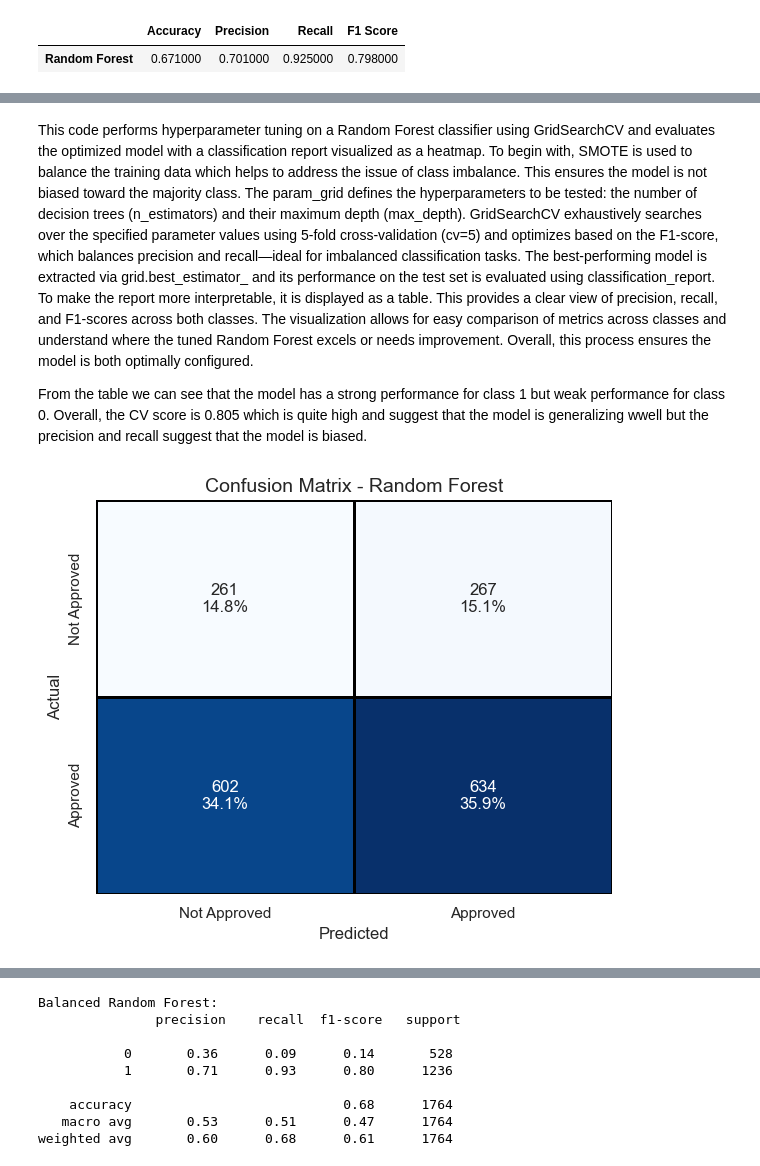
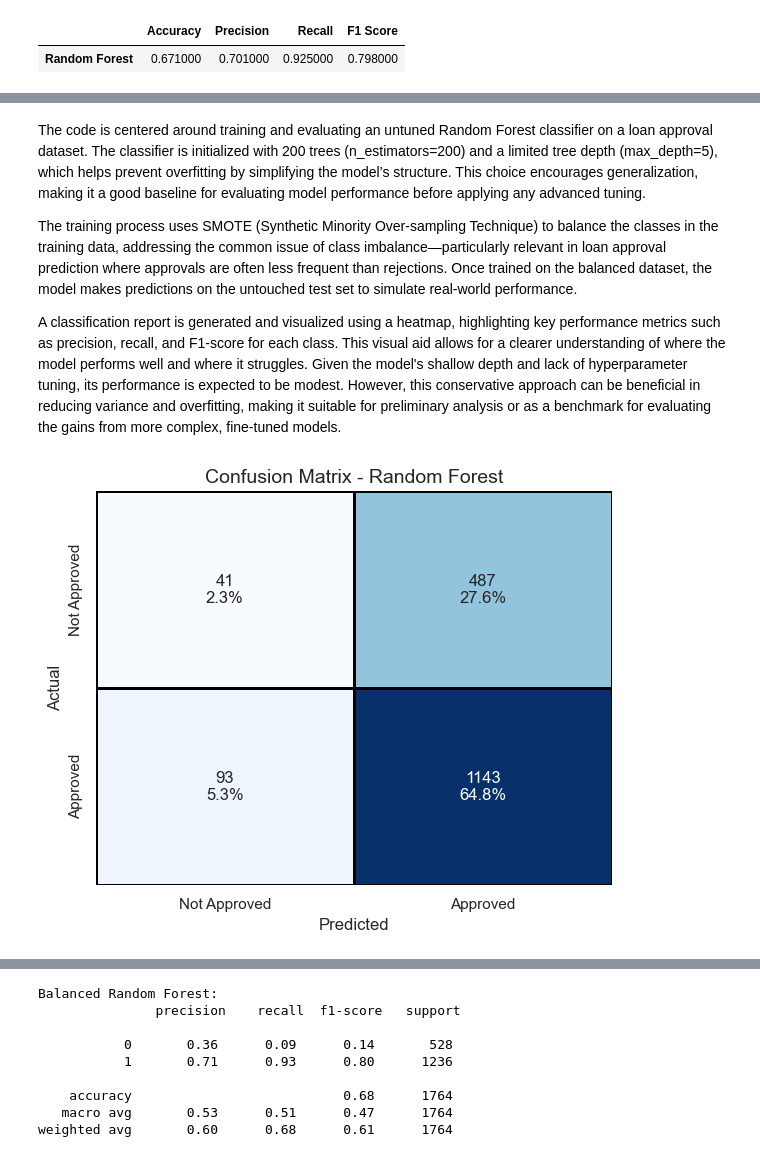
Before and after one commit to sunichayalai/mld, a Jupyter notebook: loan.ipynb, the cells around one changed output, grey strips where cells are left out. Cells and saved outputs as stored; diff of their text form; code cells hidden in the pictures.

```diff
--- a/loan.ipynb
+++ b/loan.ipynb
@@ -612,28 +641,28 @@ weighted avg       0.59      0.59      0.59      1764
 # %% [markdown]
-This code performs hyperparameter tuning on a Random Forest classifier using GridSearchCV and evaluates the optimized model with a classification report visualized as a heatmap. To begin with, SMOTE is used to balance the training data which helps to address the issue of class imbalance. This ensures the model is not biased toward the majority class.
-The param_grid defines the hyperparameters to be tested: the number of decision trees (n_estimators) and their maximum depth (max_depth). GridSearchCV exhaustively searches over the specified parameter values using 5-fold cross-validation (cv=5) and optimizes based on the F1-score, which balances precision and recall—ideal for imbalanced classification tasks. The best-performing model is extracted via grid.best_estimator_ and its performance on the test set is evaluated using classification_report.
-To make the report more interpretable, it is displayed as a table. This provides a clear view of precision, recall, and F1-scores across both classes. The visualization allows for easy comparison of metrics across classes and understand where the tuned Random Forest excels or needs improvement. Overall, this process ensures the model is both optimally configured.
+The code is centered around training and evaluating an untuned Random Forest classifier on a loan approval dataset. The classifier is initialized with 200 trees (n_estimators=200) and a limited tree depth (max_depth=5), which helps prevent overfitting by simplifying the model’s structure. This choice encourages generalization, making it a good baseline for evaluating model performance before applying any advanced tuning.
 
-From the table we can see that the model has a strong performance for class 1 but weak performance for class 0. Overall, the CV score is 0.805 which is quite high and suggest that the model is generalizing wwell but the precision and recall suggest that the model is biased.
+The training process uses SMOTE (Synthetic Minority Over-sampling Technique) to balance the classes in the training data, addressing the common issue of class imbalance—particularly relevant in loan approval prediction where approvals are often less frequent than rejections. Once trained on the balanced dataset, the model makes predictions on the untouched test set to simulate real-world performance.
+
+A classification report is generated and visualized using a heatmap, highlighting key performance metrics such as precision, recall, and F1-score for each class. This visual aid allows for a clearer understanding of where the model performs well and where it struggles. Given the model's shallow depth and lack of hyperparameter tuning, its performance is expected to be modest. However, this conservative approach can be beneficial in reducing variance and overfitting, making it suitable for preliminary analysis or as a benchmark for evaluating the gains from more complex, fine-tuned models.
 # %%
-cm = confusion_matrix(y_test, y_pred)
+cm = confusion_matrix(y_test, y_pred_rf)
 
 cm_percent = cm / cm.sum() * 100
 
 labels = np.array([["{0}\n{1:.1f}%".format(count, percent)
                     for count, percent in zip(row_counts, row_percents)]
                    for row_counts, row_percents in zip(cm, cm_percent)])
 
 plt.figure(figsize=(6, 5))
 sns.heatmap(cm, annot=labels, fmt='', cmap="Blues", cbar=False,
             xticklabels=['Not Approved', 'Approved'],
             yticklabels=['Not Approved', 'Approved'],
             linewidths=1, linecolor='black')
 
 plt.xlabel('Predicted')
 plt.ylabel('Actual')
 plt.title('Confusion Matrix - Random Forest', fontsize=14)
 plt.tight_layout()
 plt.show()
 # %% [output]
-[figure, old version]
+[figure, new version]
```
Also changed, not shown: parts of 51 cells of this notebook.
